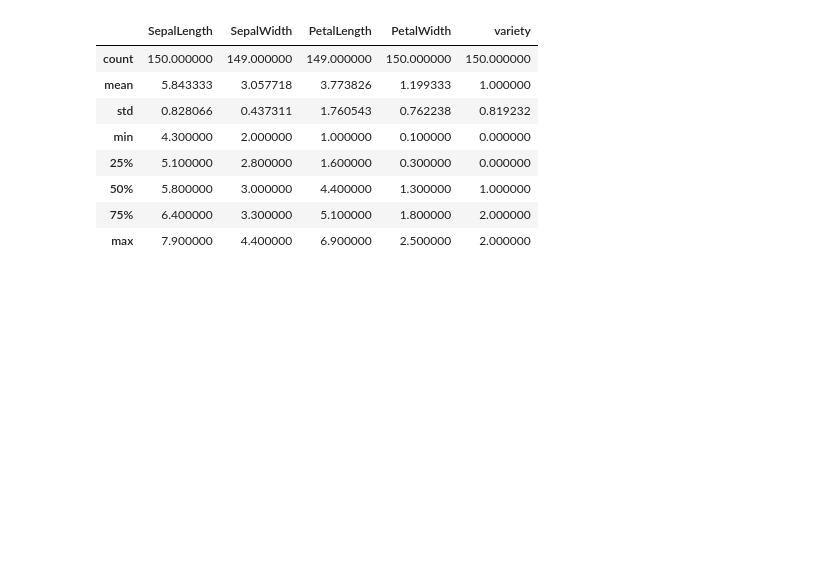
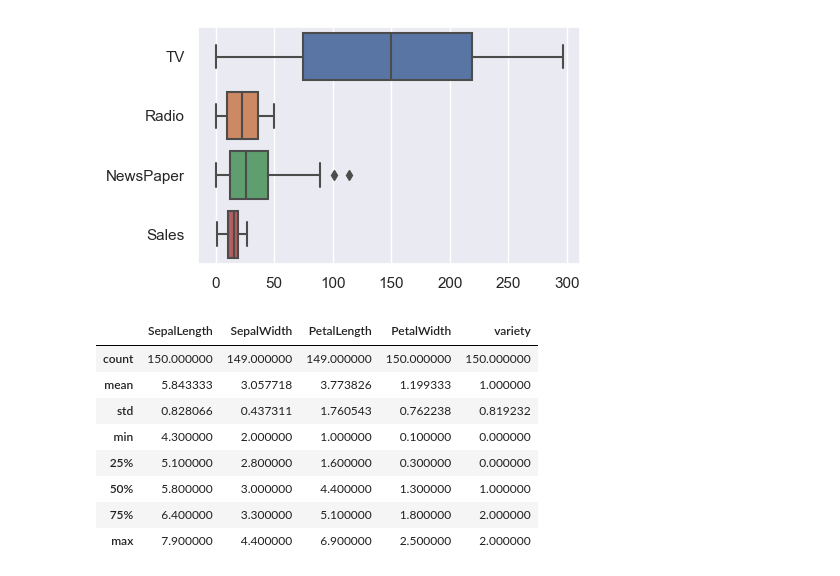
Before and after one commit to praneeth1808/ProjSlateBackend, a Jupyter notebook: TrailNotes.ipynb, the cells around one changed output. Drawn from its saved outputs; the diff is of its cells as text; code cells hidden in the pictures; blank space fills up the shorter version.

Commit message:
graphs in progress

```diff
--- a/TrailNotes.ipynb
+++ b/TrailNotes.ipynb
@@ -1,2 +1,4 @@
 # %%
 import pandas as pd
+# %%
+df = pd.read_csv("./data/advertising.csv")
@@ -3,3 +15,12 @@ import pandas as pd
+# %%
+sns.set(rc={'figure.figsize':(5,3)})
+
+sns.boxplot(data=df, orient="h")
+plt.tight_layout()
+plt.subplots_adjust(left= 0.2)
+plt.savefig("test.png")
+# %% [output]
+[figure, added]
 # %%
 !pip3 install sklearn
 # %%
```
Also changed, not shown: parts of 1 cell of this notebook, 4 other files.
